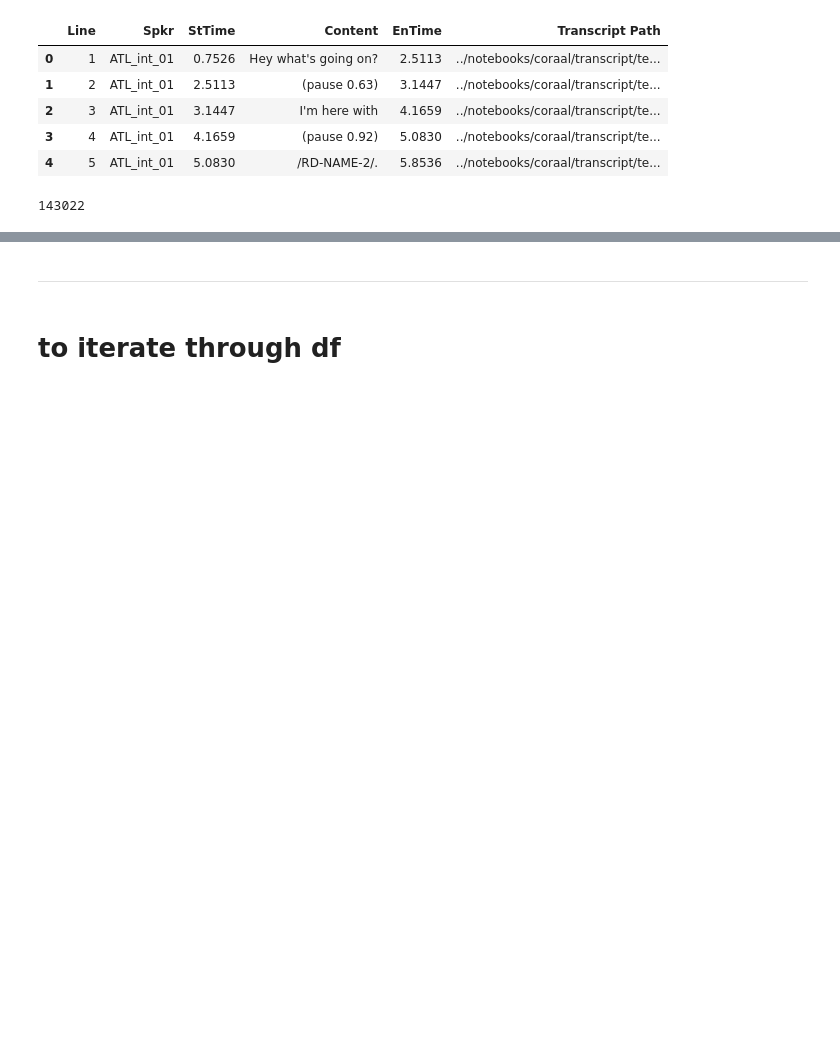
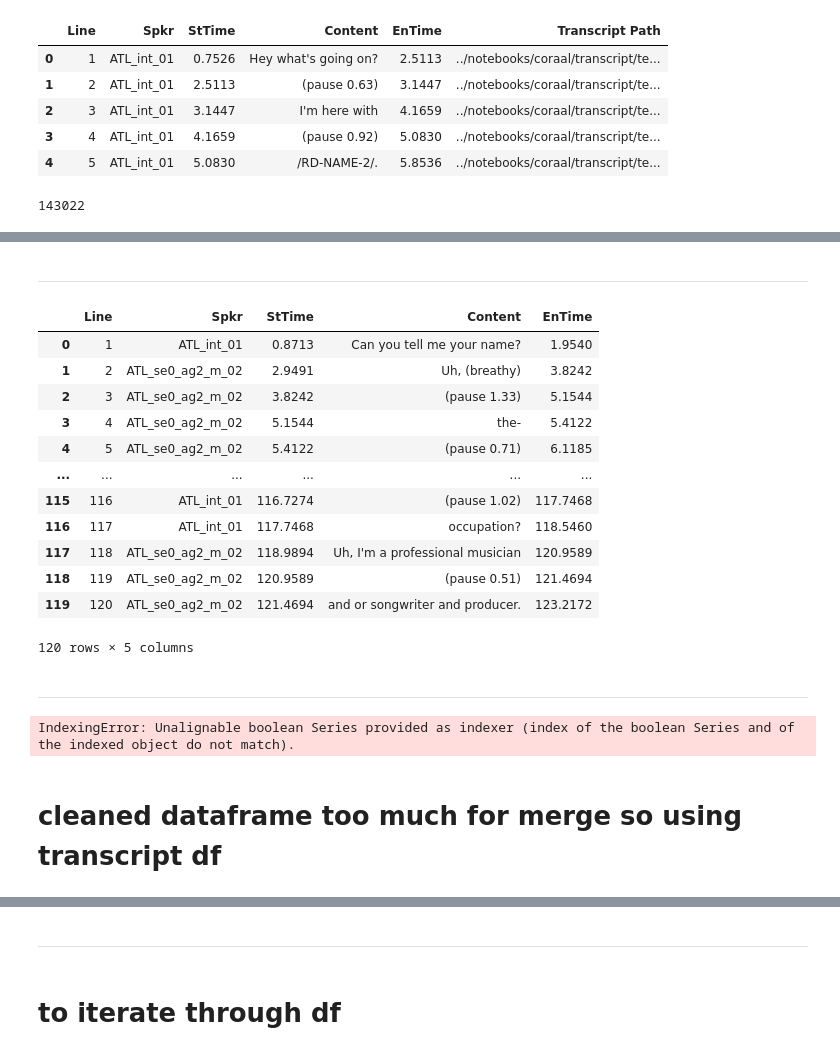
Before and after one commit to NACME-AIML-2024/final-project-dialect-dynamics, a Jupyter notebook: notebooks/cleaning-data.ipynb, the cells around one changed output, grey strips where cells are left out. Drawn from its saved outputs; the diff is of its cells as text; code cells hidden in the pictures; blank space fills up the shorter version.

```diff
--- a/notebooks/cleaning-data.ipynb
+++ b/notebooks/cleaning-data.ipynb
@@ -570,6 +741,26 @@ merged_df.head()
+# %% [markdown]
+---
+# %%
+transcript_df_subset
+# %% [output]
+|  | Line | Spkr | StTime | Content | EnTime |
+| 0 | 1 | ATL_int_01 | 0.8713 | Can you tell me your name? | 1.9540 |
+| 1 | 2 | ATL_se0_ag2_m_02 | 2.9491 | Uh, (breathy) | 3.8242 |
+| 2 | 3 | ATL_se0_ag2_m_02 | 3.8242 | (pause 1.33) | 5.1544 |
+| 3 | 4 | ATL_se0_ag2_m_02 | 5.1544 | the- | 5.4122 |
+| 4 | 5 | ATL_se0_ag2_m_02 | 5.4122 | (pause 0.71) | 6.1185 |
+| ... | ... | ... | ... | ... | ... |
+| 115 | 116 | ATL_int_01 | 116.7274 | (pause 1.02) | 117.7468 |
+| 116 | 117 | ATL_int_01 | 117.7468 | occupation? | 118.5460 |
+| 117 | 118 | ATL_se0_ag2_m_02 | 118.9894 | Uh, I'm a professional musician | 120.9589 |
+| 118 | 119 | ATL_se0_ag2_m_02 | 120.9589 | (pause 0.51) | 121.4694 |
+| 119 | 120 | ATL_se0_ag2_m_02 | 121.4694 | and or songwriter and producer. | 123.2172 |
+120 rows × 5 columns
+# %% [markdown]
+---
 # %%
 # Create a copy of the original DataFrame to avoid corruption
-cleaned_df = merged_df.copy()
+cleaned_df1 = merged_df.copy()
 
 
 # Function to clean the "Content" column
@@ -583,16 +774,20 @@ def clean_content(content):
     return content
 
 # Apply the cleaning function to the "Content" column
-cleaned_df['CleanedContent'] = cleaned_df['Content'].apply(clean_content)
+cleaned_df1['CleanedContent'] = cleaned_df1['Content'].apply(clean_content)
 
 # Drop rows where "CleanedContent" is empty after cleaning
-cleaned_df = cleaned_df[cleaned_df['CleanedContent'] != '']
+cleaned_df1 = cleaned_df1[cleaned_df['CleanedContent'] != '']
 
 # Remove rows containing the word "pause" in "CleanedContent"
-cleaned_df = cleaned_df[~cleaned_df['CleanedContent'].str.contains(r'\bpause\b', case=False, na=False)]
+cleaned_df1 = cleaned_df1[~cleaned_df1['CleanedContent'].str.contains(r'\bpause\b', case=False, na=False)]
 
 # Keep only the "StTime", "EnTime", and "CleanedContent" columns
-final_df = cleaned_df[['StTime', 'EnTime', 'CleanedContent']]
+final_df1 = cleaned_df1[['StTime', 'EnTime', 'CleanedContent']]
 
 # Display the cleaned DataFrame
-print(final_df.head())
+print(final_df1.head())
+# %% [output]
+IndexingError: Unalignable boolean Series provided as indexer (index of the boolean Series and of the indexed object do not match).
+# %% [markdown]
+# cleaned dataframe too much for merge so using transcript df
```
Also changed, not shown: parts of 25 cells of this notebook.
